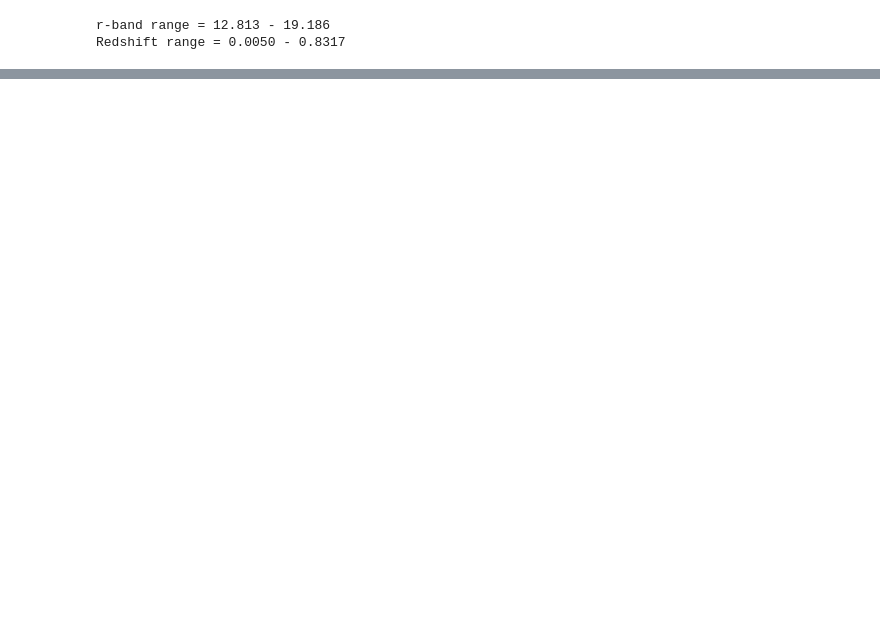
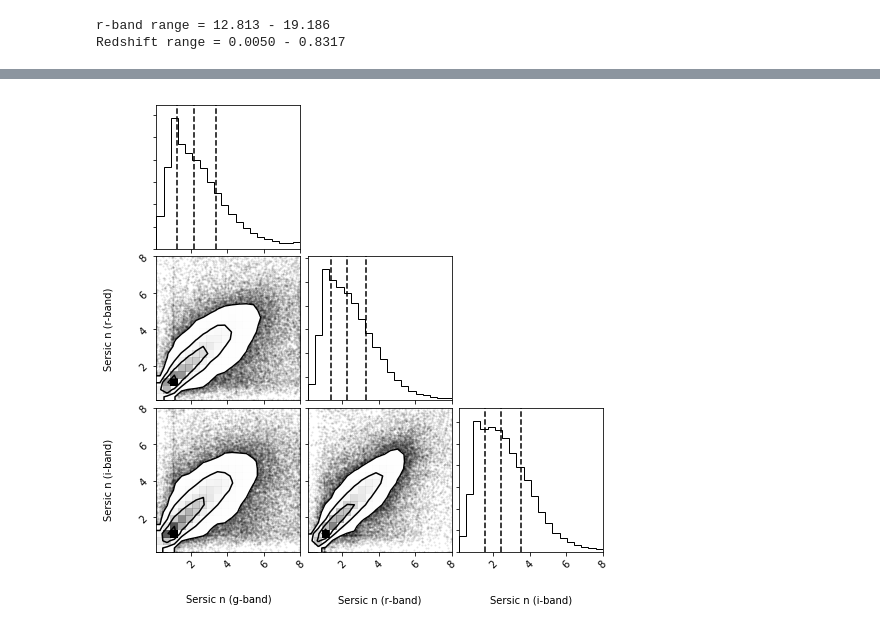
Before and after one commit to moustakas/siena-astrophysics, a Jupyter notebook: research/upenn-photdec/upenn-photdec.ipynb, the cells around one changed output, grey strips where cells are left out. Cells and saved outputs as stored; diff of their text form; code cells hidden in the pictures; blank space fills up the shorter version.

```diff
--- a/research/upenn-photdec/upenn-photdec.ipynb
+++ b/research/upenn-photdec/upenn-photdec.ipynb
@@ -235,0 +290,12 @@ ax.margins(0.05)
+# %%
+labels = ['Sersic n (g-band)', 'Sersic n (r-band)', 'Sersic n (i-band)']
+data = np.array([
+    gfit['n_bulge'][two],
+    rfit['n_bulge'][two],
+    ifit['n_bulge'][two],
+]).T
+data.shape
+
+_ = corner(data, quantiles=[0.25, 0.50, 0.75], labels=labels)
+# %% [output]
+[figure, added]
```
Also changed, not shown: parts of 23 cells of this notebook.
